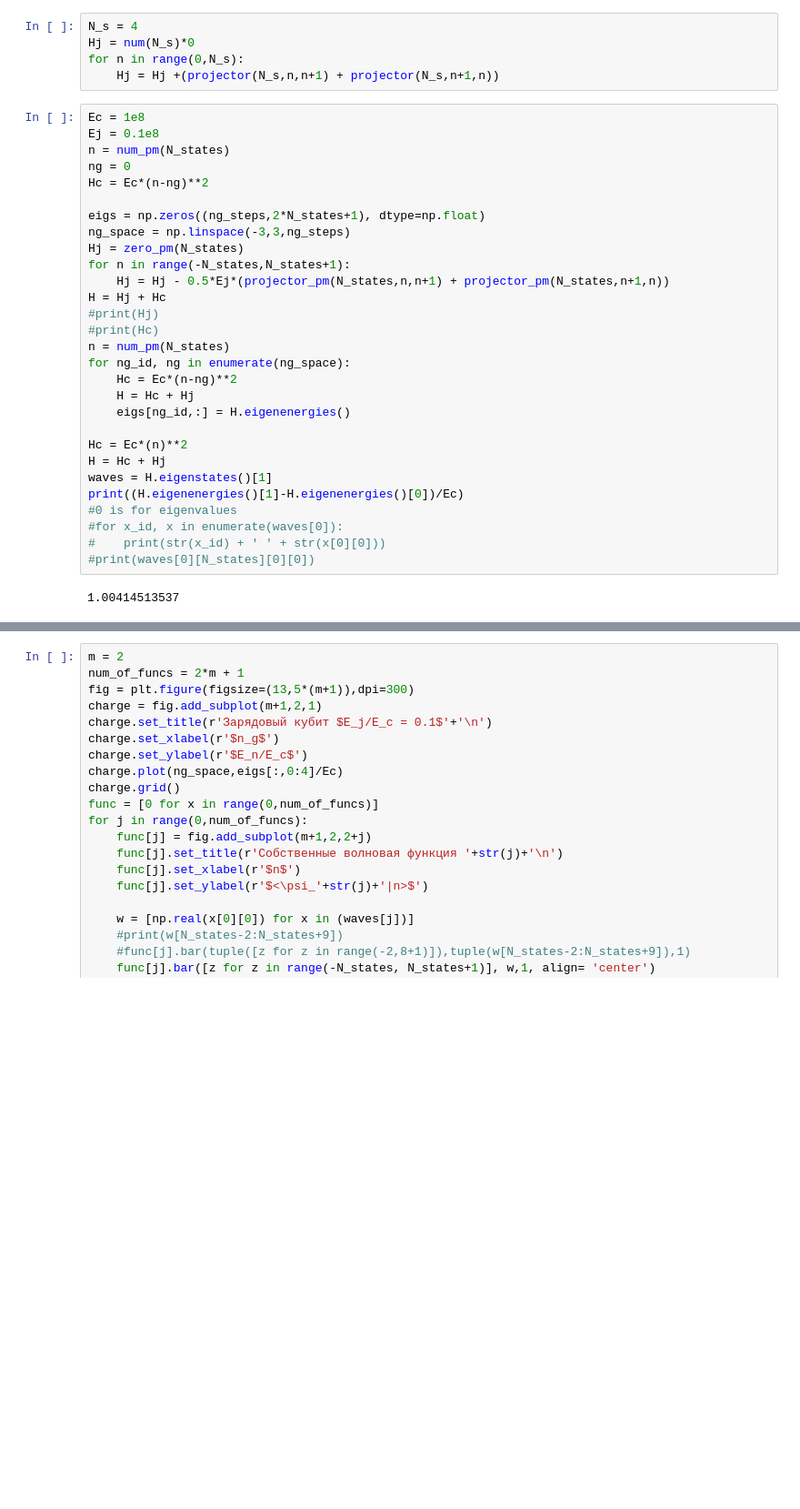
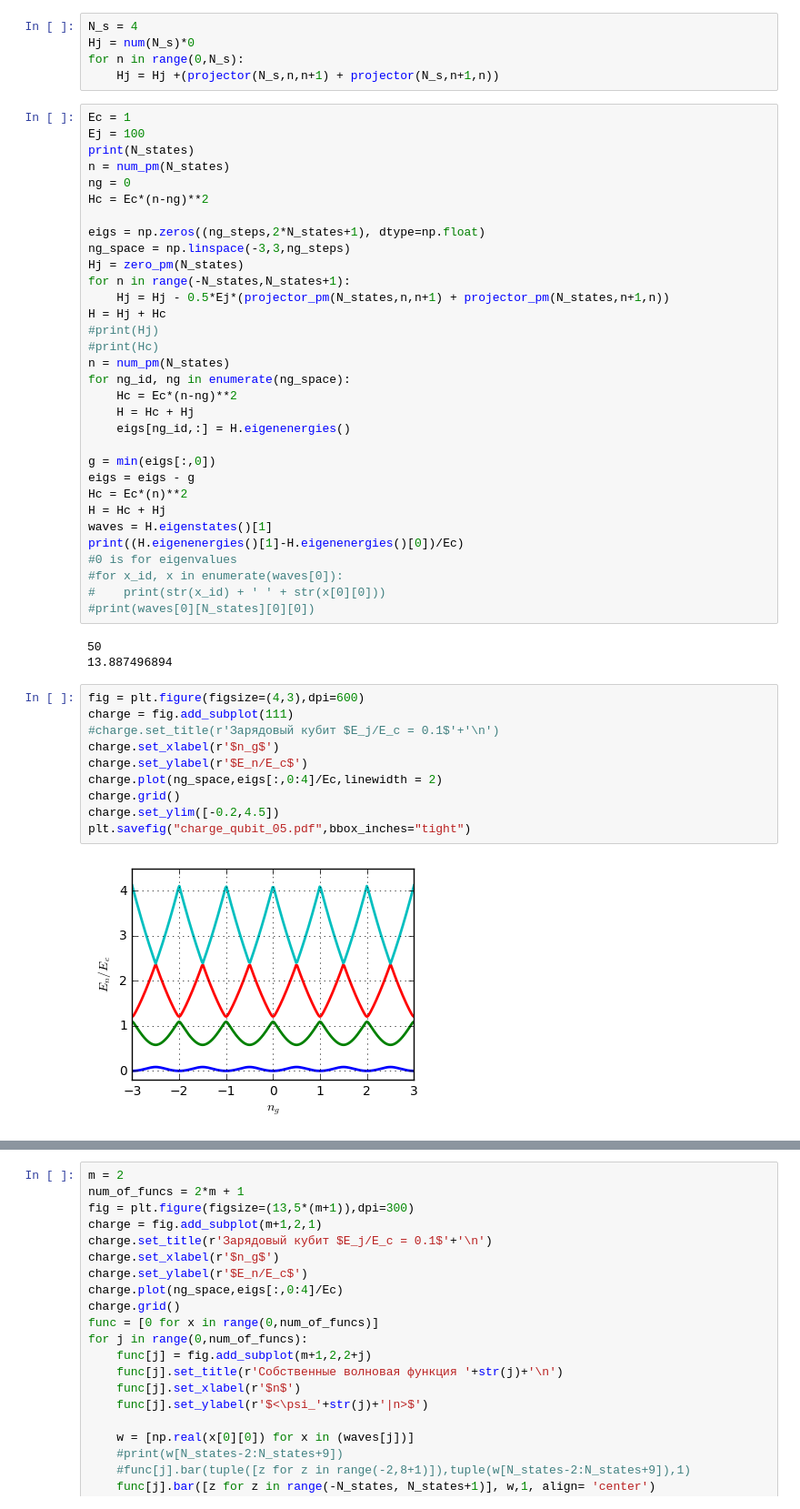
Before and after one commit to safoex/qubitlab, a Jupyter notebook: python/qutip/charge.ipynb, the cells around one changed output, grey strips where cells are left out. Shown at 91% size. Cells and saved outputs as stored; diff of their text form; blank space fills up the shorter version.

```diff
--- a/python/qutip/charge.ipynb
+++ b/python/qutip/charge.ipynb
@@ -39,8 +39,9 @@ Hj = num(N_s)*0
 for n in range(0,N_s):
     Hj = Hj +(projector(N_s,n,n+1) + projector(N_s,n+1,n))
 # %%
-Ec = 1e8
-Ej = 0.1e8
+Ec = 1
+Ej = 100
+print(N_states)
 n = num_pm(N_states)
 ng = 0
 Hc = Ec*(n-ng)**2
@@ -59,6 +60,8 @@ for ng_id, ng in enumerate(ng_space):
     H = Hc + Hj
     eigs[ng_id,:] = H.eigenenergies()
 
+g = min(eigs[:,0])
+eigs = eigs - g
 Hc = Ec*(n)**2
 H = Hc + Hj
 waves = H.eigenstates()[1]
@@ -68,5 +71,18 @@ print((H.eigenenergies()[1]-H.eigenenergies()[0])/Ec)
 #    print(str(x_id) + ' ' + str(x[0][0]))
 #print(waves[0][N_states][0][0])
 # %% [output]
-1.00414513537
+50
+13.887496894
+# %%
+fig = plt.figure(figsize=(4,3),dpi=600)
+charge = fig.add_subplot(111)
+#charge.set_title(r'Зарядовый кубит $E_j/E_c = 0.1$'+'\n')
+charge.set_xlabel(r'$n_g$')
+charge.set_ylabel(r'$E_n/E_c$')
+charge.plot(ng_space,eigs[:,0:4]/Ec,linewidth = 2)
+charge.grid()
+charge.set_ylim([-0.2,4.5])
+plt.savefig("charge_qubit_05.pdf",bbox_inches="tight")
+# %% [output]
+[figure, added]
 # %%
```
Also changed, not shown: parts of 3 cells of this notebook, 5 other files.
